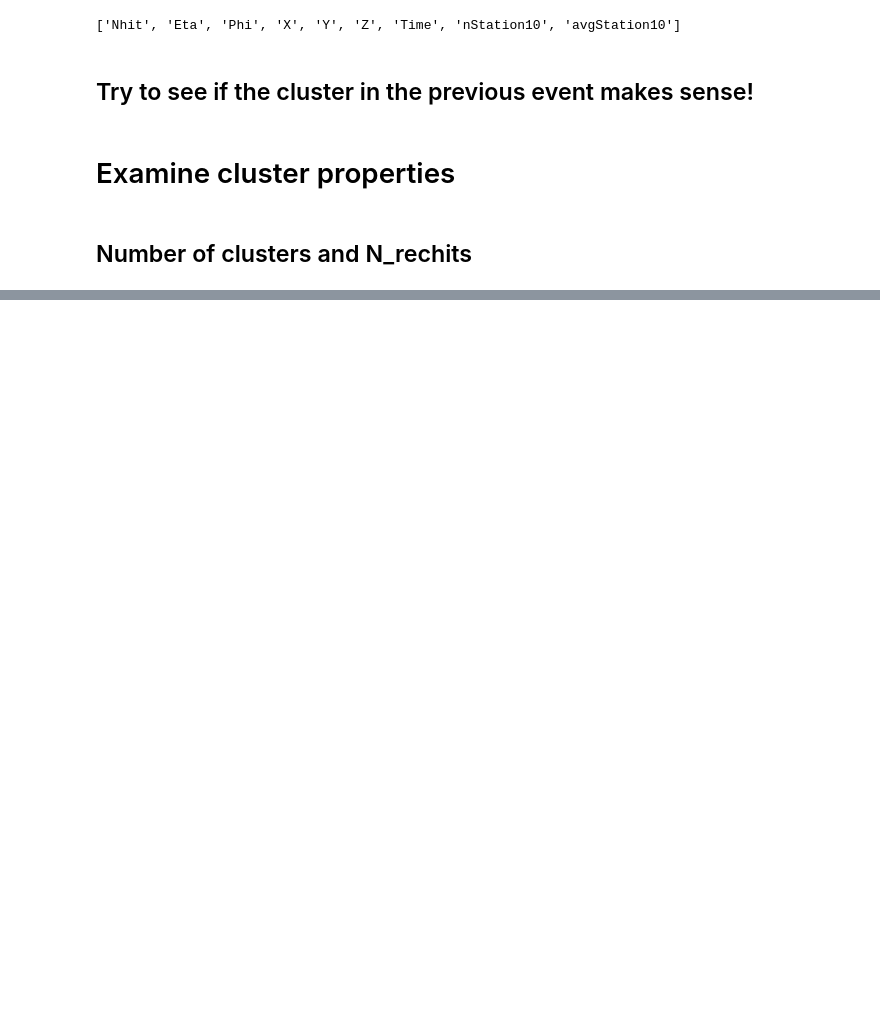
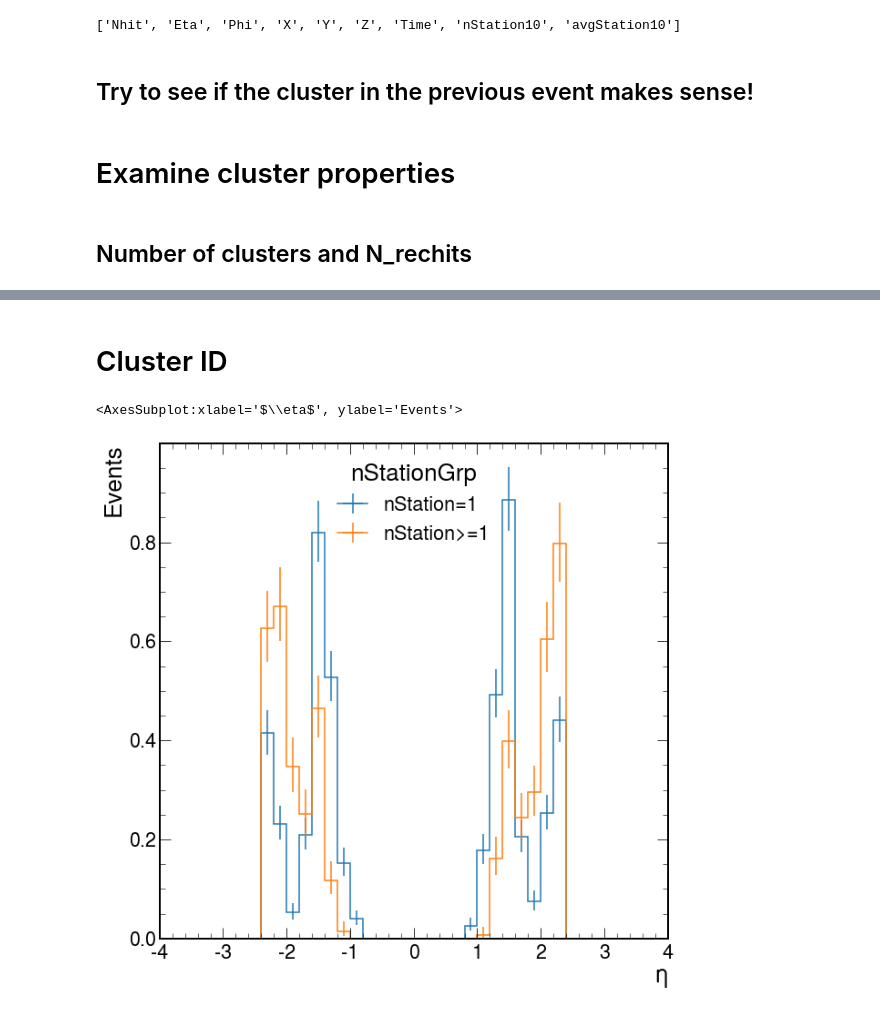
Before and after one commit to Christinaw97/MDS_CMSDAS, a Jupyter notebook: scripts/MDS_reconstruction.ipynb, the cells around one changed output, grey strips where cells are left out. Cells and saved outputs as stored; diff of their text form; code cells hidden in the pictures; blank space fills up the shorter version.

```diff
--- a/scripts/MDS_reconstruction.ipynb
+++ b/scripts/MDS_reconstruction.ipynb
@@ -388,0 +447,19 @@ plt.tight_layout()
+# %% [markdown]
+# Cluster ID
+# %%
+h= hist.Hist("Events",
+              hist.Bin("nStation10", "Nstation10", 8, 0, 8),
+              hist.Bin("eta", r"$\eta$", 40, -4, 4)
+             )
+h.fill(nStation10=ak.flatten(d_cls.nStation10),
+      eta = ak.flatten(d_cls.Eta))
+h_group = h.group("nStation10",hist.Cat("nStationGrp","nStationGrp"),
+                 {
+                     "nStation=1":slice(0,2),
+                     "nStation>=1":slice(2,None),
+                 })
+# %%
+hist.plot1d(h_group,density=True)
+# %% [output]
+<AxesSubplot:xlabel='$\\eta$', ylabel='Events'>
+[figure, added]
```
Also changed, not shown: parts of 19 cells of this notebook.
